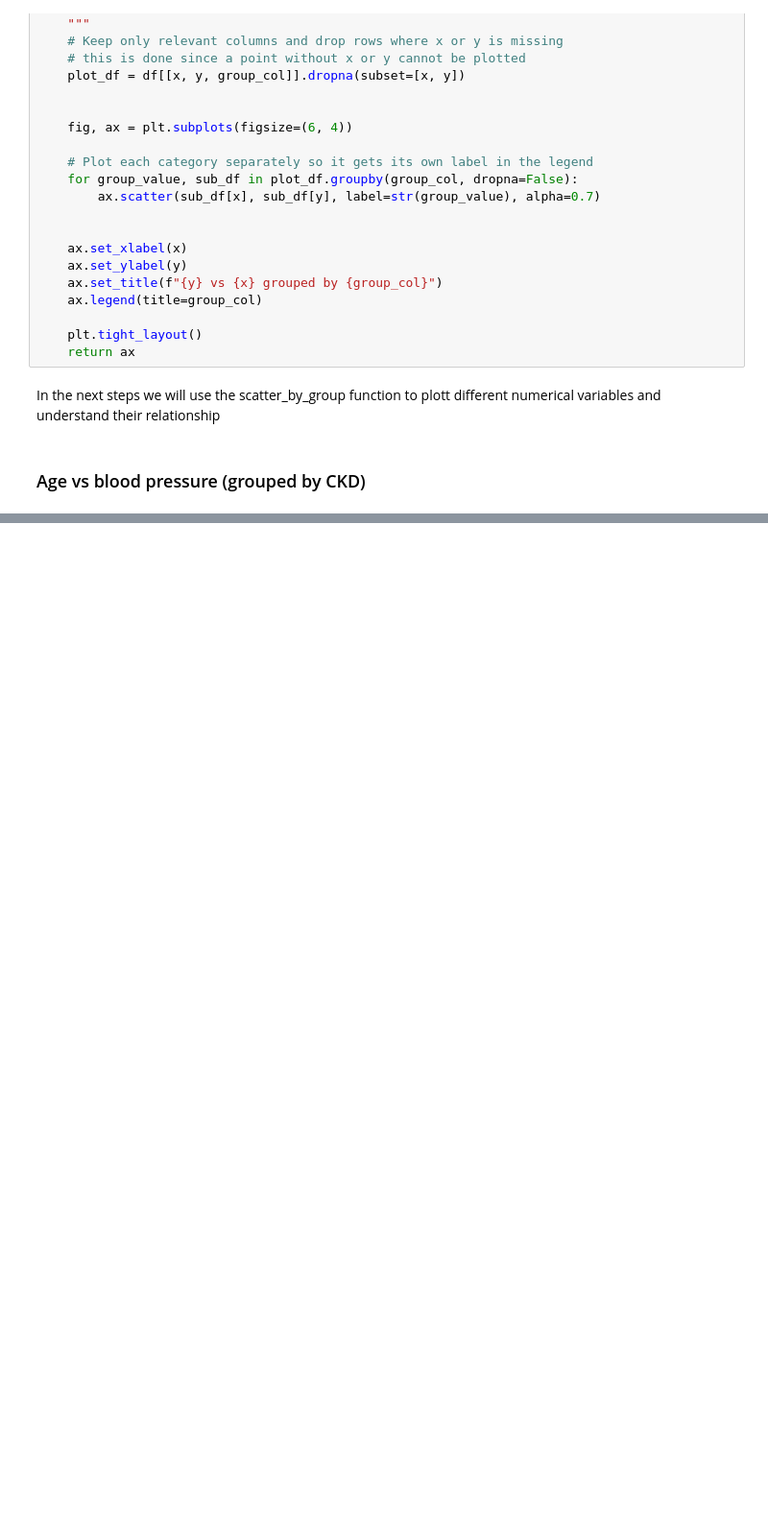
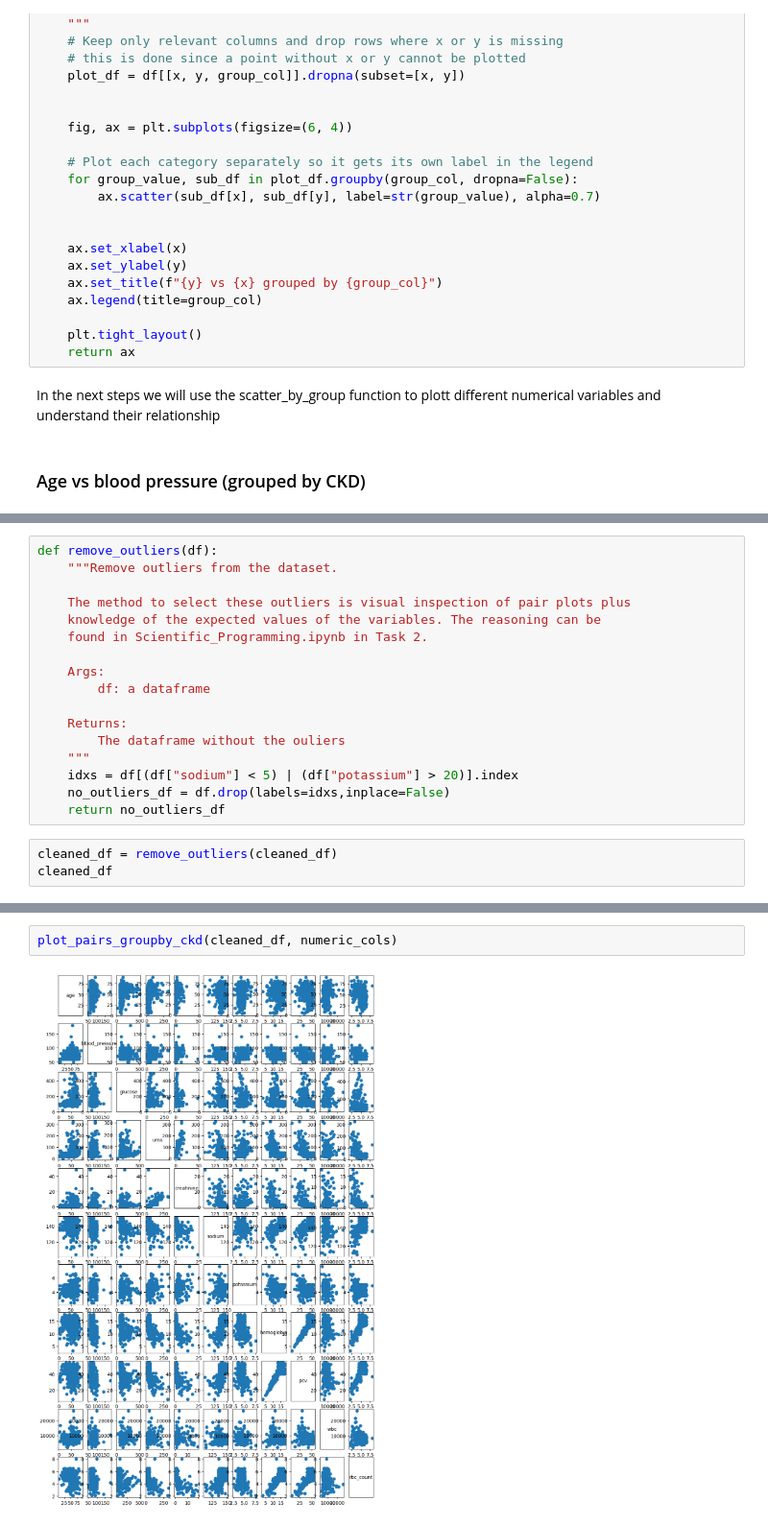
Before and after one commit to andreaperval-gap/SP_FinalProject, a Jupyter notebook: Scientific_Programming.ipynb, the cells around one changed output, grey strips where cells are left out. Shown at 96% size. Cells and saved outputs as stored; diff of their text form; blank space fills up the shorter version.

Commit message:
Finished Task 2 and started task 3

```diff
--- a/Scientific_Programming.ipynb
+++ b/Scientific_Programming.ipynb
@@ -530,0 +669,20 @@ plt.show()
+# %%
+def remove_outliers(df):
+    """Remove outliers from the dataset.
+
+    The method to select these outliers is visual inspection of pair plots plus
+    knowledge of the expected values of the variables. The reasoning can be
+    found in Scientific_Programming.ipynb in Task 2.
+
+    Args:
+        df: a dataframe
+
+    Returns:
+        The dataframe without the ouliers
+    """
+    idxs = df[(df["sodium"] < 5) | (df["potassium"] > 20)].index
+    no_outliers_df = df.drop(labels=idxs,inplace=False)
+    return no_outliers_df
+# %%
+cleaned_df = remove_outliers(cleaned_df)
+cleaned_df
@@ -530,0 +703,4 @@ plt.show()
+# %%
+plot_pairs_groupby_ckd(cleaned_df, numeric_cols)
+# %% [output]
+[figure, added]
```
Also changed, not shown: parts of 20 cells of this notebook, 1 other file.
